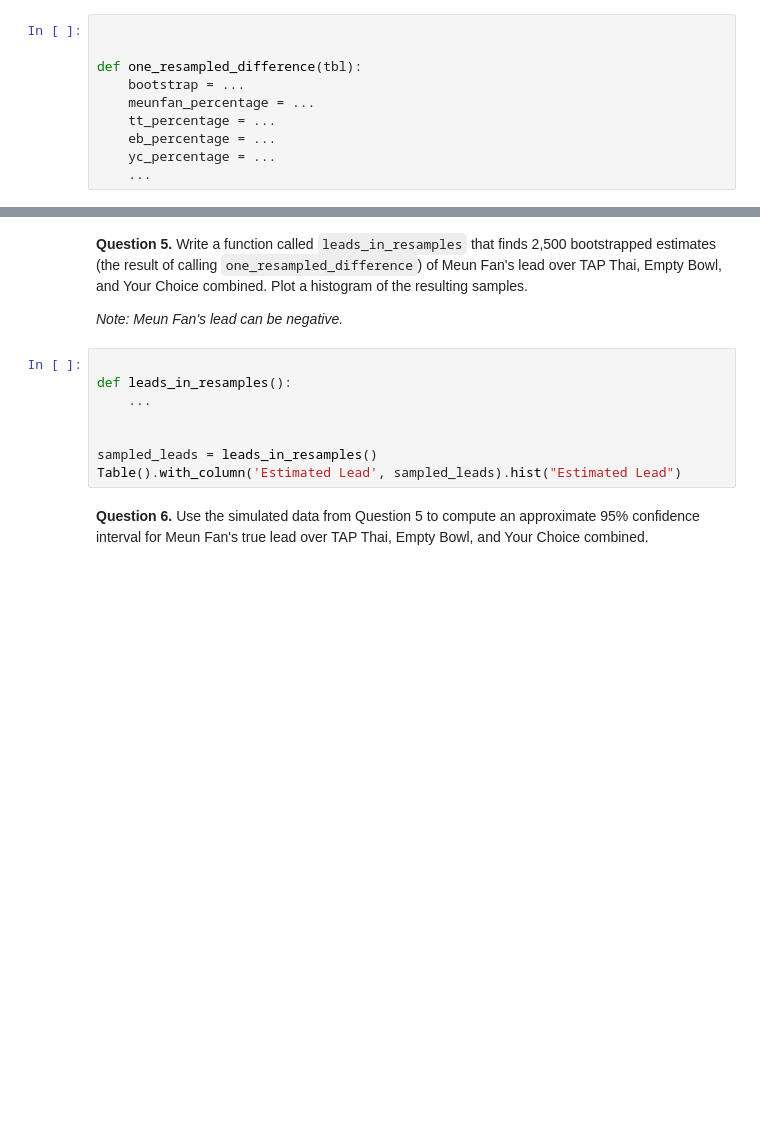
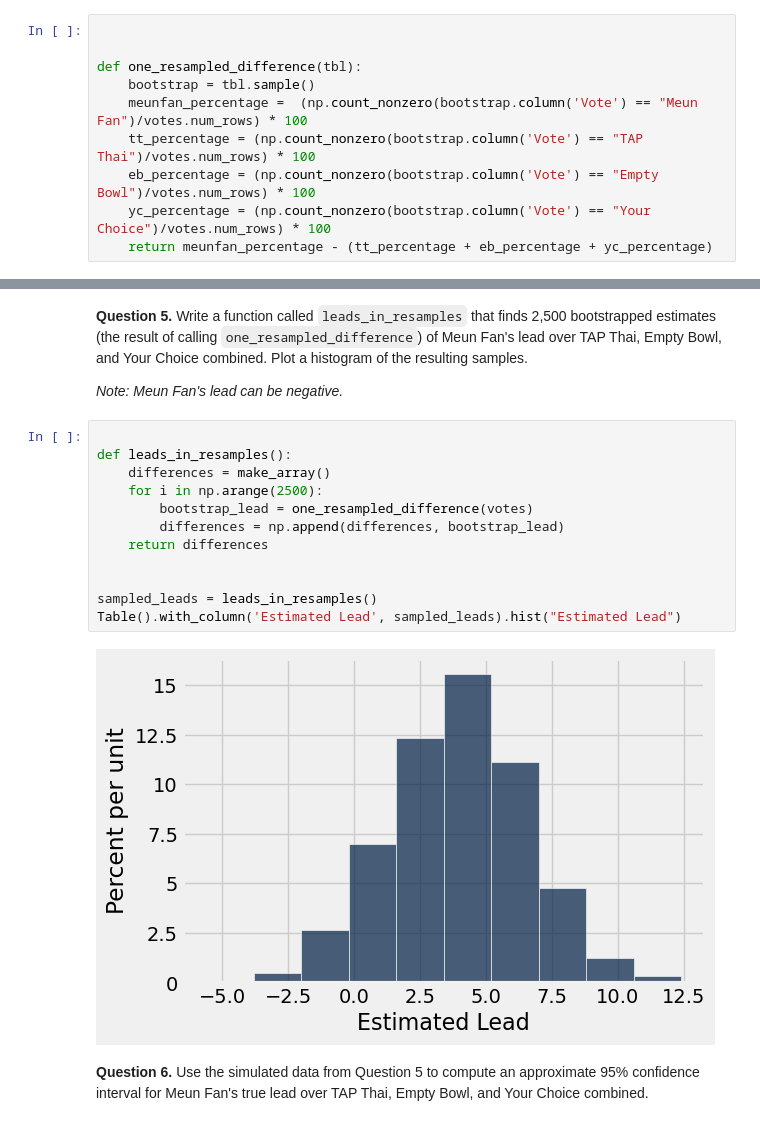
Before and after one commit to ucsb-ds/cmpsc5b-w24-students, a Jupyter notebook: hw/hw02/hw2.ipynb, the cells around one changed output, grey strips where cells are left out. Saved outputs shown, nothing was run; the diff lists cells and outputs as text; blank space fills up the shorter version.

```diff
--- a/hw/hw02/hw2.ipynb
+++ b/hw/hw02/hw2.ipynb
@@ -114,11 +131,11 @@ Define the function `one_resampled_difference` that returns exactly one value of
 
 
 def one_resampled_difference(tbl):
-    bootstrap = ...
-    meunfan_percentage = ...
-    tt_percentage = ...
-    eb_percentage = ...
-    yc_percentage = ...
-    ...
+    bootstrap = tbl.sample()
+    meunfan_percentage =  (np.count_nonzero(bootstrap.column('Vote') == "Meun Fan")/votes.num_rows) * 100
+    tt_percentage = (np.count_nonzero(bootstrap.column('Vote') == "TAP Thai")/votes.num_rows) * 100
+    eb_percentage = (np.count_nonzero(bootstrap.column('Vote') == "Empty Bowl")/votes.num_rows) * 100
+    yc_percentage = (np.count_nonzero(bootstrap.column('Vote') == "Your Choice")/votes.num_rows) * 100
+    return meunfan_percentage - (tt_percentage + eb_percentage + yc_percentage)
 # %%
 grader.check("q1_4")
@@ -132,11 +151,17 @@ grader.check("q1_4")
 # %%
 
 def leads_in_resamples():
-    ...
+    differences = make_array()
+    for i in np.arange(2500):
+        bootstrap_lead = one_resampled_difference(votes)
+        differences = np.append(differences, bootstrap_lead)
+    return differences
 
 
 sampled_leads = leads_in_resamples()
 Table().with_column('Estimated Lead', sampled_leads).hist("Estimated Lead")
+# %% [output]
+[figure, added]
 # %% [markdown]
 <!-- END QUESTION -->
 
```
Also changed, not shown: parts of 19 cells of this notebook.
